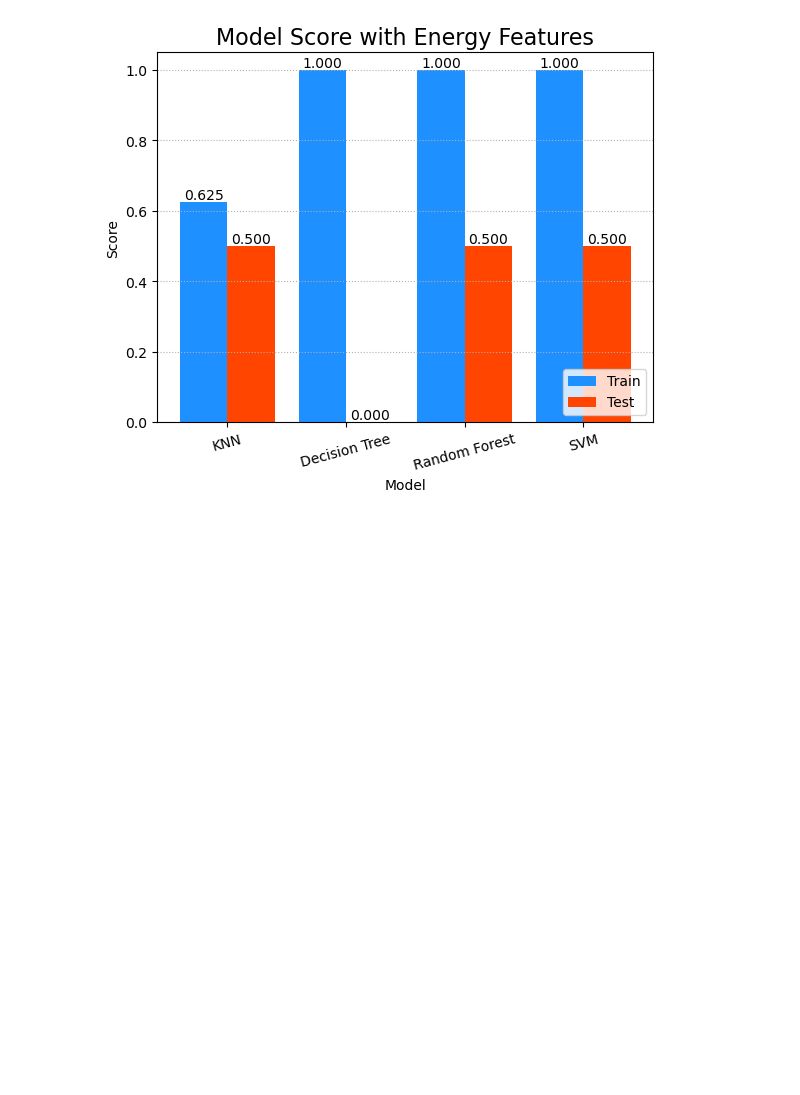
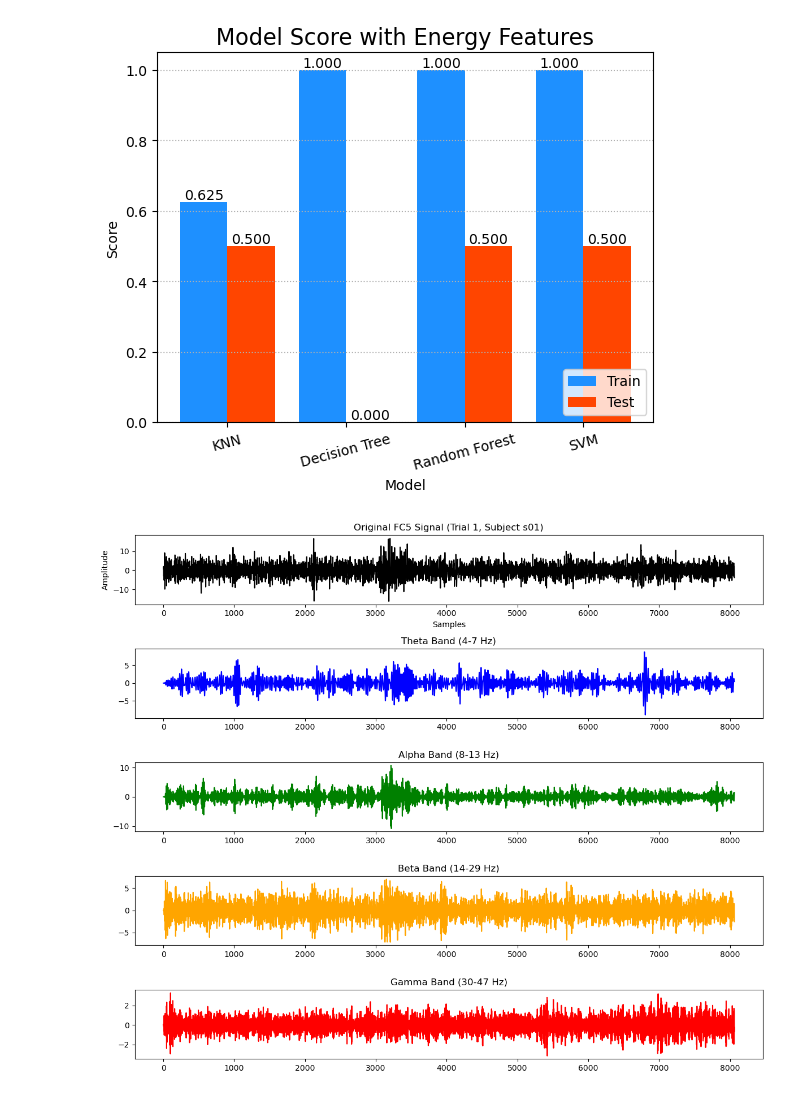
Before and after one commit to PabitraKumarBiswas/Machine-Learning-Practice, a Jupyter notebook: basic_EEG.ipynb, the cells around one changed output. Saved outputs shown, nothing was run; the diff lists cells and outputs as text; code cells hidden in the pictures; blank space fills up the shorter version.

```diff
--- a/basic_EEG.ipynb
+++ b/basic_EEG.ipynb
@@ -1894,3 +1894,67 @@ Decision Tree - train: 1.000 | test: 0.000
 Random Forest - train: 1.000 | test: 0.500
 SVM - train: 1.000 | test: 0.500
 [figure]
+# %%
+import numpy as np
+from scipy.io import loadmat
+from scipy.signal import butter, lfilter
+import matplotlib.pyplot as plt
+
+# Path to your dataset
+DATA_PATH = "/Users/pabitra/Documents/Version Control System/Thesis/DEAP Dataset"
+subject = "s01.mat"
+
+# Load data
+mat = loadmat(f"{DATA_PATH}/{subject}")
+data = mat['data']   # shape: (40, 40, 8064)
+labels = mat['labels']
+
+# Parameters
+fs = 128  # Sampling frequency in DEAP dataset
+channel_index = 5  # FC5 is 6th channel (0-based index)
+trial_index = 0    # first trial (you can change this)
+signal = data[trial_index, channel_index, :]  # shape: (8064,)
+
+# Define bandpass filter function
+def bandpass_filter(data, lowcut, highcut, fs, order=5):
+    nyquist = 0.5 * fs
+    low = lowcut / nyquist
+    high = highcut / nyquist
+    b, a = butter(order, [low, high], btype='band')
+    return lfilter(b, a, data)
+
+# Apply filters for each subband
+theta = bandpass_filter(signal, 4, 7, fs)
+alpha = bandpass_filter(signal, 8, 13, fs)
+beta = bandpass_filter(signal, 14, 29, fs)
+gamma = bandpass_filter(signal, 30, 47, fs)
+
+# Plot results
+plt.figure(figsize=(12, 10))
+
+plt.subplot(5, 1, 1)
+plt.plot(signal, color='black')
+plt.title("Original FC5 Signal (Trial 1, Subject s01)")
+plt.xlabel("Samples")
+plt.ylabel("Amplitude")
+
+plt.subplot(5, 1, 2)
+plt.plot(theta, color='blue')
+plt.title("Theta Band (4-7 Hz)")
+
+plt.subplot(5, 1, 3)
+plt.plot(alpha, color='green')
+plt.title("Alpha Band (8-13 Hz)")
+
+plt.subplot(5, 1, 4)
+plt.plot(beta, color='orange')
+plt.title("Beta Band (14-29 Hz)")
+
+plt.subplot(5, 1, 5)
+plt.plot(gamma, color='red')
+plt.title("Gamma Band (30-47 Hz)")
+
+plt.tight_layout()
+plt.show()
+# %% [output]
+[figure, added]
```
